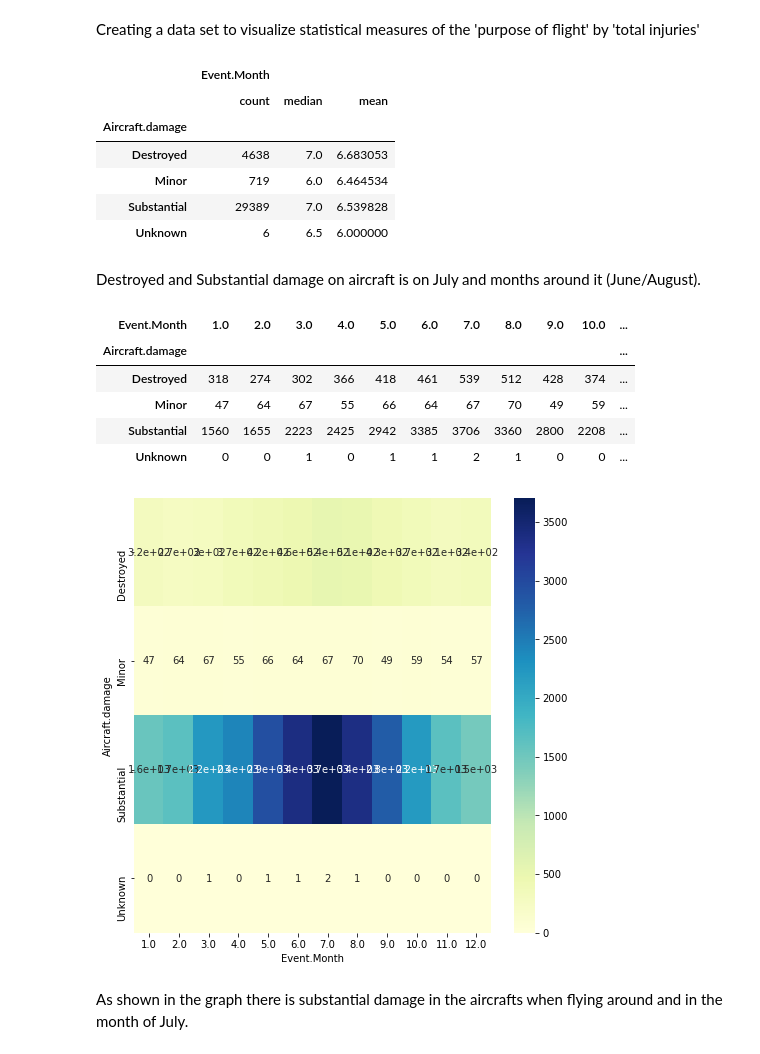
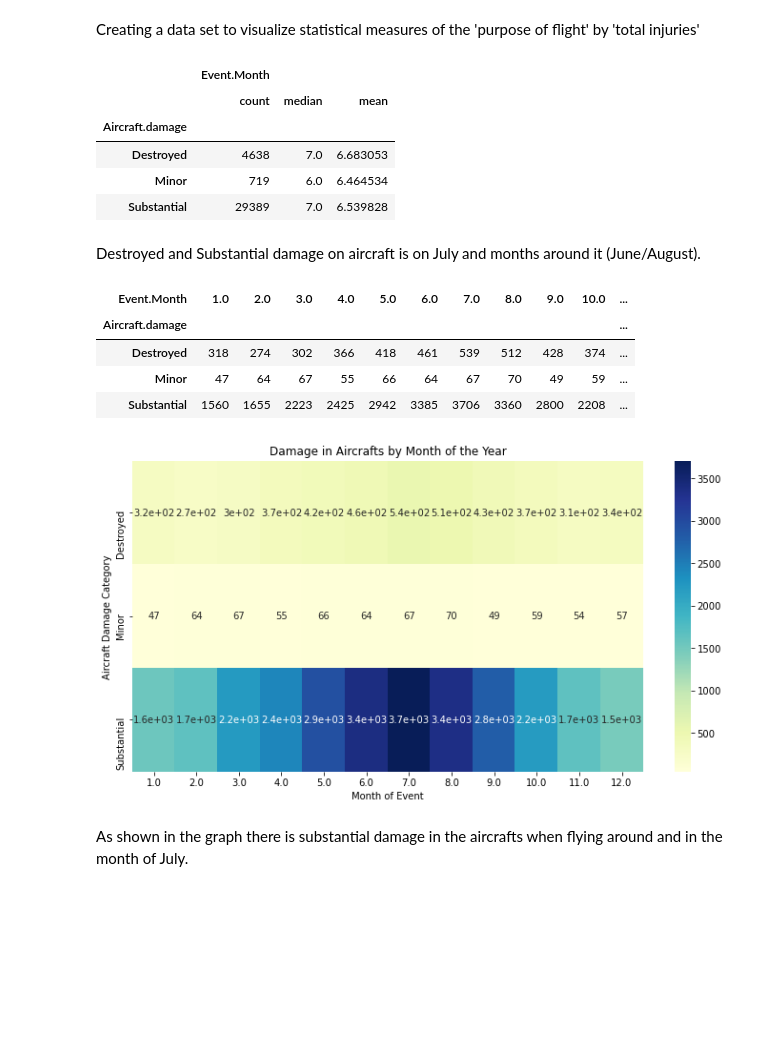
Before and after one commit to aramirezfr/AircraftCrashAnalysis, a Jupyter notebook: AircraftAcquisitionProposalFinal.ipynb, the cells around one changed output. Drawn from its saved outputs; the diff is of its cells as text; code cells hidden in the pictures; blank space fills up the shorter version.

```diff
--- a/AircraftAcquisitionProposalFinal.ipynb
+++ b/AircraftAcquisitionProposalFinal.ipynb
@@ -377,0 +397,3 @@ Name: Number.of.Engines, dtype: int64
+# %%
+#Will drop the 'Unkown' values
+df_clean.drop(df_clean[df_clean['Aircraft.damage'] == 'Unknown'].index, inplace=True)
@@ -551,7 +597,6 @@ df_clean[['Aircraft.damage','Event.Month']].groupby(['Aircraft.damage']).agg(['c
 | Destroyed | 4638 | 7.0 | 6.683053 |
 | Minor | 719 | 6.0 | 6.464534 |
 | Substantial | 29389 | 7.0 | 6.539828 |
-| Unknown | 6 | 6.5 | 6.000000 |
 # %% [markdown]
 Destroyed and Substantial damage on aircraft is on July and months around it (June/August).
 # %%
@@ -564,11 +609,13 @@ damage_by_month_of_the_year
 | Destroyed | 318 | 274 | 302 | 366 | 418 | 461 | 539 | 512 | 428 | 374 | ... |
 | Minor | 47 | 64 | 67 | 55 | 66 | 64 | 67 | 70 | 49 | 59 | ... |
 | Substantial | 1560 | 1655 | 2223 | 2425 | 2942 | 3385 | 3706 | 3360 | 2800 | 2208 | ... |
-| Unknown | 0 | 0 | 1 | 0 | 1 | 1 | 2 | 1 | 0 | 0 | ... |
 # %%
 #creating a heatmap to show the most hazardous month to travel
-plt.figure(figsize=(8, 8))
+plt.figure(figsize=(12,6))
 sns.heatmap(damage_by_month_of_the_year, annot=True, cmap='YlGnBu')
+plt.title("Damage in Aircrafts by Month of the Year")
+plt.xlabel("Month of Event")
+plt.ylabel("Aircraft Damage Category")
 plt.show();
 # %% [output]
-[figure, old version]
+[figure, new version]
```
Also changed, not shown: parts of 22 cells of this notebook, 9 other files.
